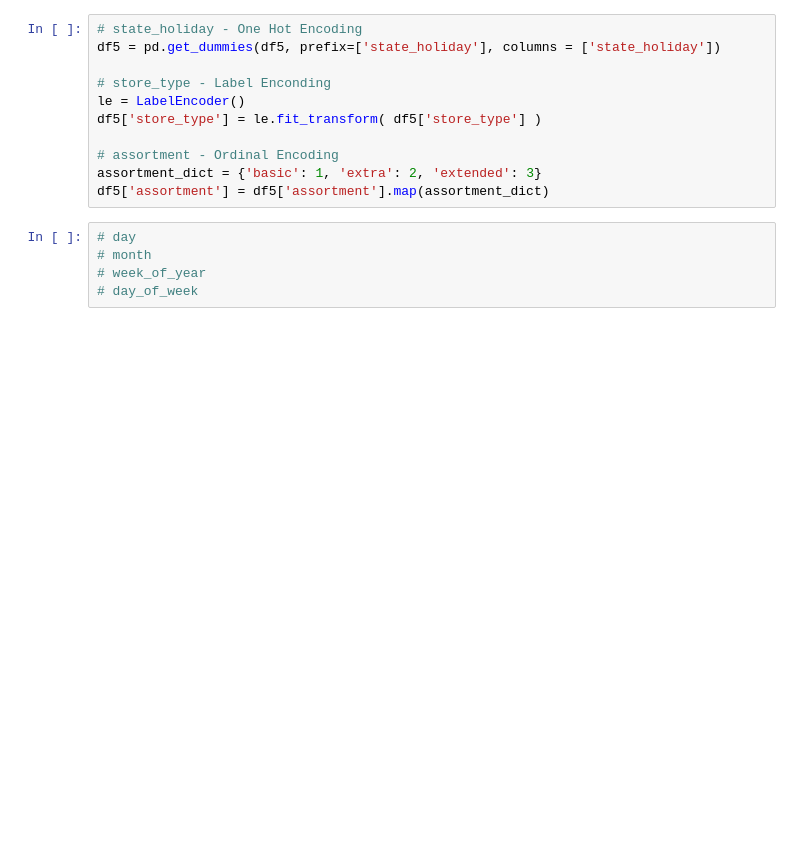
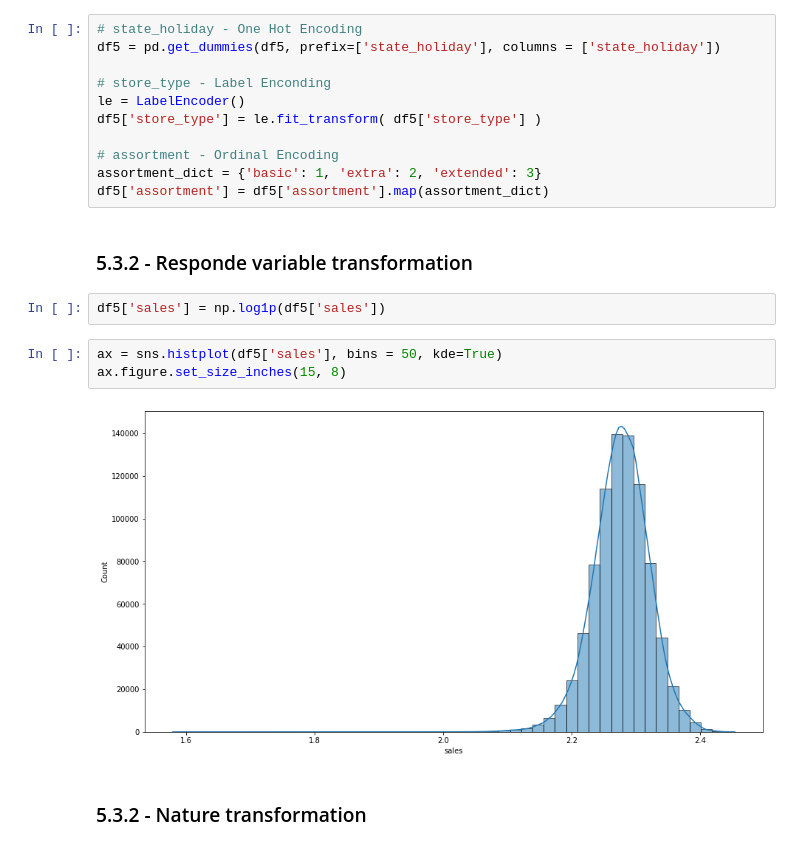
Before and after one commit to matheus-emanuel/Prediction-Rossaman-Store-Kaggle, a Jupyter notebook: store_sales_prediction.ipynb, the cells around one changed output. Cells and saved outputs as stored; diff of their text form; blank space fills up the shorter version.

Commit message:
nature tranformation, responde variable transformation

```diff
--- a/store_sales_prediction.ipynb
+++ b/store_sales_prediction.ipynb
@@ -699,8 +699,14 @@ df5['store_type'] = le.fit_transform( df5['store_type'] )
 # assortment - Ordinal Encoding
 assortment_dict = {'basic': 1, 'extra': 2, 'extended': 3}
 df5['assortment'] = df5['assortment'].map(assortment_dict)
-# %%
-# day
-# month
-# week_of_year
-# day_of_week
+# %% [markdown]
+### 5.3.2 - Responde variable transformation
+# %%
+df5['sales'] = np.log1p(df5['sales'])
+# %%
+ax = sns.histplot(df5['sales'], bins = 50, kde=True)
+ax.figure.set_size_inches(15, 8)
+# %% [output]
+[figure, added]
+# %% [markdown]
+### 5.3.2 - Nature transformation
```
Also changed, not shown: parts of 1 cell of this notebook.
